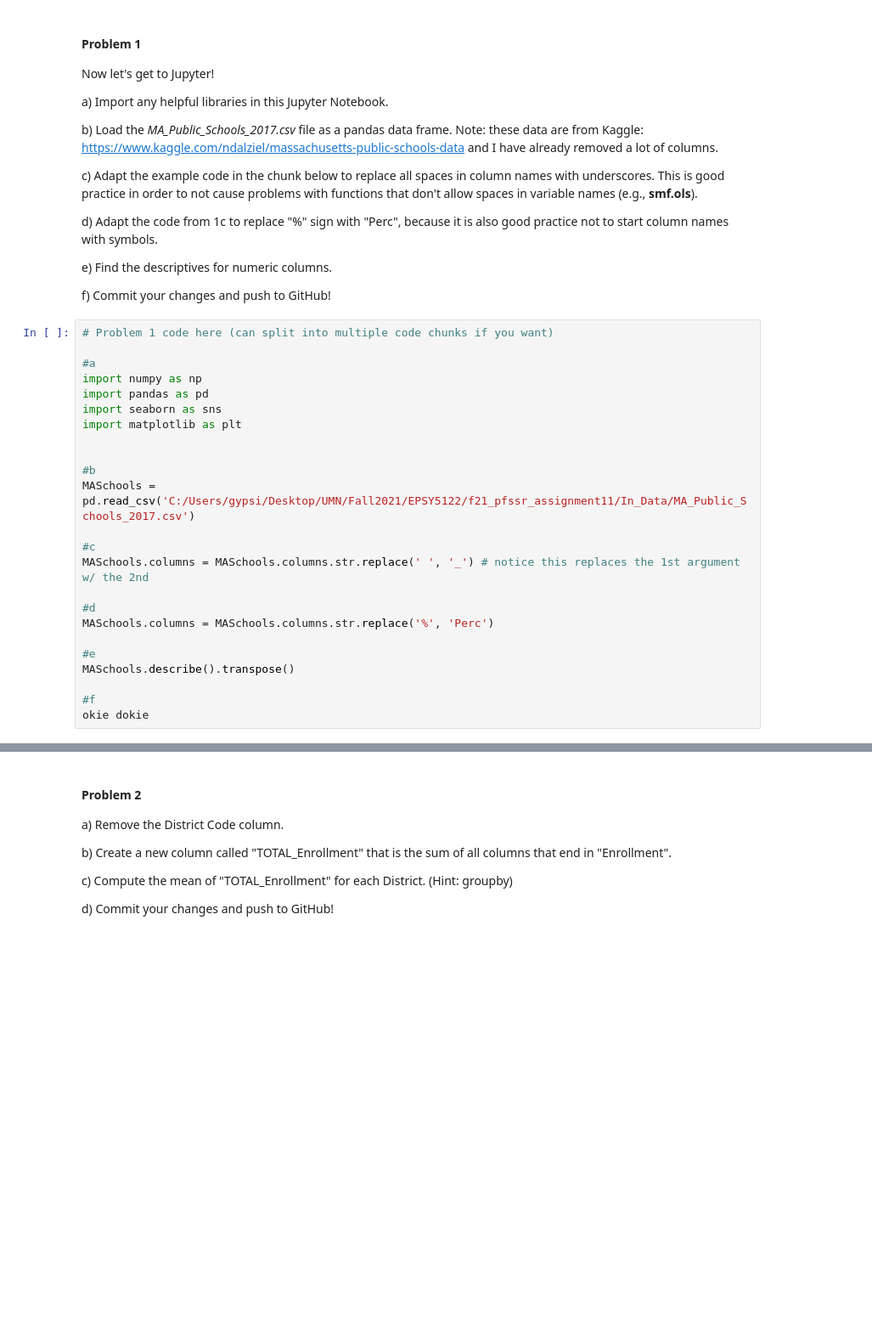
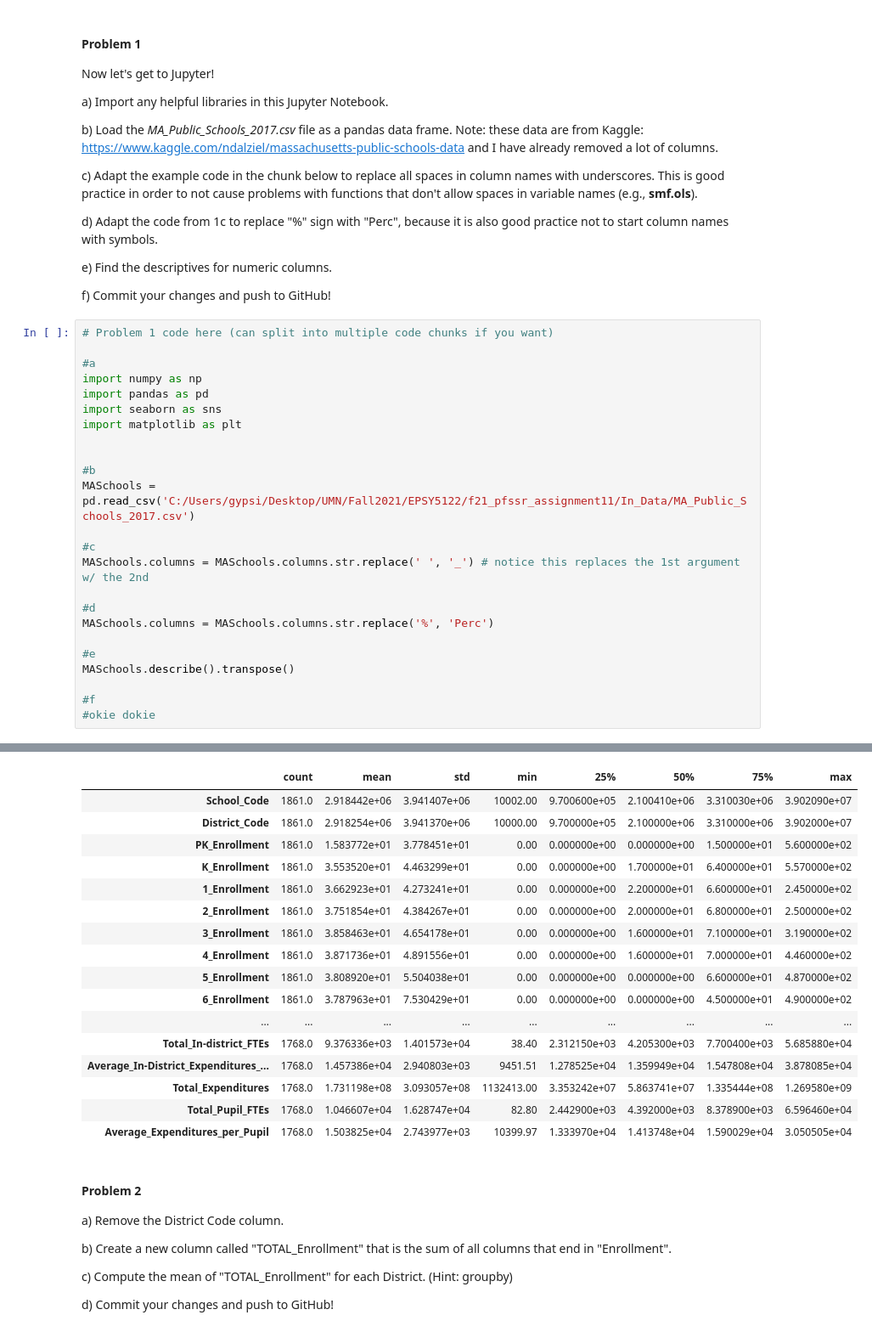
Before and after one commit to HarleyWheeler/f21_pfssr_assignment11, a Jupyter notebook: f21_pfssr_assignment11_notebook_version.ipynb, the cells around one changed output, grey strips where cells are left out. Shown: that part at 85% size. Saved outputs shown, nothing was run; the diff lists cells and outputs as text; blank space fills up the shorter version.

```diff
--- a/f21_pfssr_assignment11_notebook_version.ipynb
+++ b/f21_pfssr_assignment11_notebook_version.ipynb
@@ -63,5 +63,5 @@ MASchools.columns = MASchools.columns.str.replace('%', 'Perc')
 MASchools.describe().transpose()
 
 #f
-okie dokie
+#okie dokie
 # %% [output]
@@ -69,3 +68,20 @@ IndentationError: unexpected indent (Temp/ipykernel_33592/2465508394.py, line 16
+|  | count | mean | std | min | 25% | 50% | 75% | max |
+| School_Code | 1861.0 | 2.918442e+06 | 3.941407e+06 | 10002.00 | 9.700600e+05 | 2.100410e+06 | 3.310030e+06 | 3.902090e+07 |
+| District_Code | 1861.0 | 2.918254e+06 | 3.941370e+06 | 10000.00 | 9.700000e+05 | 2.100000e+06 | 3.310000e+06 | 3.902000e+07 |
+| PK_Enrollment | 1861.0 | 1.583772e+01 | 3.778451e+01 | 0.00 | 0.000000e+00 | 0.000000e+00 | 1.500000e+01 | 5.600000e+02 |
+| K_Enrollment | 1861.0 | 3.553520e+01 | 4.463299e+01 | 0.00 | 0.000000e+00 | 1.700000e+01 | 6.400000e+01 | 5.570000e+02 |
+| 1_Enrollment | 1861.0 | 3.662923e+01 | 4.273241e+01 | 0.00 | 0.000000e+00 | 2.200000e+01 | 6.600000e+01 | 2.450000e+02 |
+| 2_Enrollment | 1861.0 | 3.751854e+01 | 4.384267e+01 | 0.00 | 0.000000e+00 | 2.000000e+01 | 6.800000e+01 | 2.500000e+02 |
+| 3_Enrollment | 1861.0 | 3.858463e+01 | 4.654178e+01 | 0.00 | 0.000000e+00 | 1.600000e+01 | 7.100000e+01 | 3.190000e+02 |
+| 4_Enrollment | 1861.0 | 3.871736e+01 | 4.891556e+01 | 0.00 | 0.000000e+00 | 1.600000e+01 | 7.000000e+01 | 4.460000e+02 |
+| 5_Enrollment | 1861.0 | 3.808920e+01 | 5.504038e+01 | 0.00 | 0.000000e+00 | 0.000000e+00 | 6.600000e+01 | 4.870000e+02 |
+| 6_Enrollment | 1861.0 | 3.787963e+01 | 7.530429e+01 | 0.00 | 0.000000e+00 | 0.000000e+00 | 4.500000e+01 | 4.900000e+02 |
+| ... | ... | ... | ... | ... | ... | ... | ... | ... |
+| Total_In-district_FTEs | 1768.0 | 9.376336e+03 | 1.401573e+04 | 38.40 | 2.312150e+03 | 4.205300e+03 | 7.700400e+03 | 5.685880e+04 |
+| Average_In-District_Expenditures_... | 1768.0 | 1.457386e+04 | 2.940803e+03 | 9451.51 | 1.278525e+04 | 1.359949e+04 | 1.547808e+04 | 3.878085e+04 |
+| Total_Expenditures | 1768.0 | 1.731198e+08 | 3.093057e+08 | 1132413.00 | 3.353242e+07 | 5.863741e+07 | 1.335444e+08 | 1.269580e+09 |
+| Total_Pupil_FTEs | 1768.0 | 1.046607e+04 | 1.628747e+04 | 82.80 | 2.442900e+03 | 4.392000e+03 | 8.378900e+03 | 6.596460e+04 |
+| Average_Expenditures_per_Pupil | 1768.0 | 1.503825e+04 | 2.743977e+03 | 10399.97 | 1.333970e+04 | 1.413748e+04 | 1.590029e+04 | 3.050505e+04 |
 # %% [markdown]
 #### Problem 2
 
```
Also changed, not shown: parts of 1 cell of this notebook.
